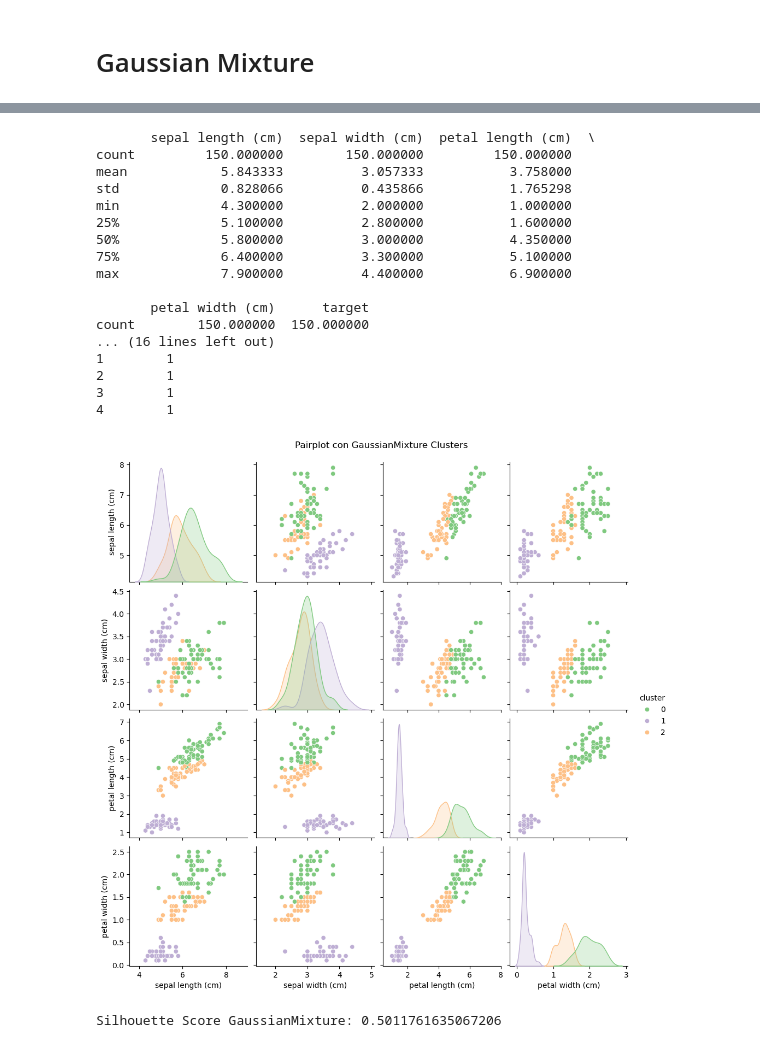
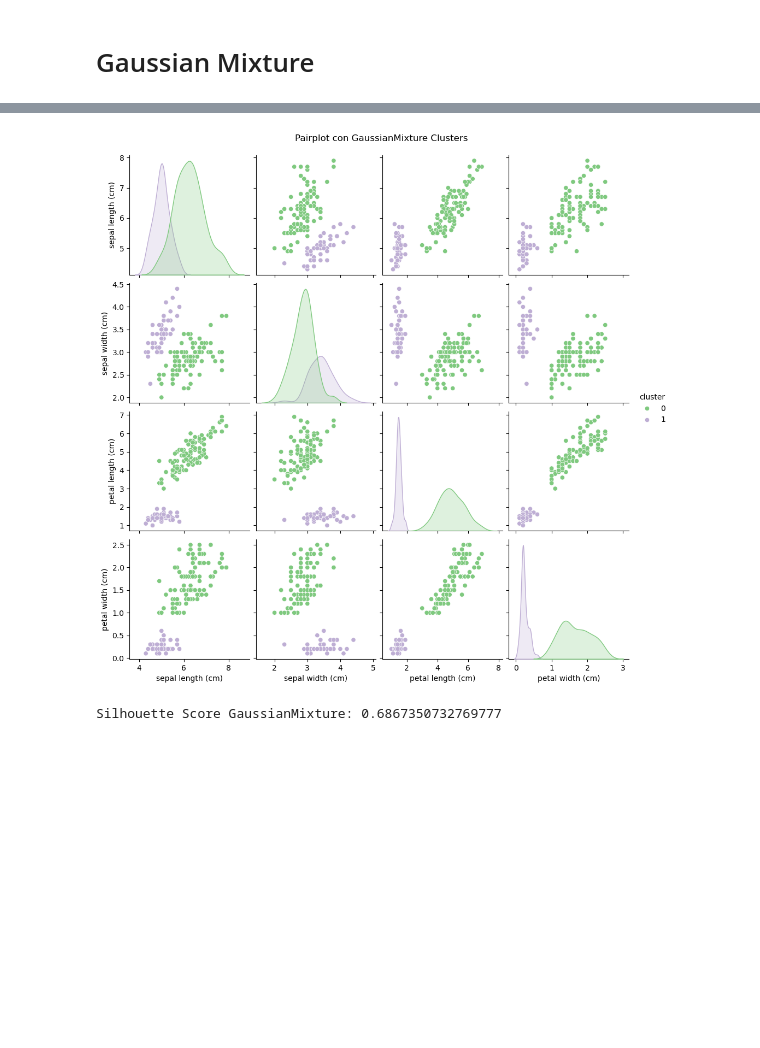
Before and after one commit to sofiabocker/proyecto_individual_ca0305, a Jupyter notebook: cod/python/main.ipynb, the cells around one changed output, grey strips where cells are left out. Cells and saved outputs as stored; diff of their text form; code cells hidden in the pictures; blank space fills up the shorter version.

```diff
--- a/cod/python/main.ipynb
+++ b/cod/python/main.ipynb
@@ -113,31 +301,11 @@ Silhouette Score Agglomerative: 0.6867350732769777
+# %%
+#  Graficar resultados en un pairplot
+metodo_gm.graficar(2)
+# %% [output]
+[figure, added]
 # %%
-metodo_gm = MetodoGaussian(iris_data)
-print(metodo_gm.tabla_resumen())
-
-clustered_data_gm = metodo_gm.clusters(3, 42)
-print(clustered_data_gm.head())
-
-metodo_gm.graficar(3, 42)
-
-silueta_gm = metodo_gm.silhouette(3, 42)
+#  Obtener silhouette score para el clúster escogido
+silueta_gm = metodo_gm.silhouette(2)
 print(silueta_gm)
 # %% [output]
-       sepal length (cm)  sepal width (cm)  petal length (cm)  \
-count         150.000000        150.000000         150.000000
-mean            5.843333          3.057333           3.758000
-std             0.828066          0.435866           1.765298
-min             4.300000          2.000000           1.000000
-25%             5.100000          2.800000           1.600000
-50%             5.800000          3.000000           4.350000
-75%             6.400000          3.300000           5.100000
-max             7.900000          4.400000           6.900000
-
-       petal width (cm)      target
-count        150.000000  150.000000
-... (16 lines left out)
-1        1
-2        1
-3        1
-4        1
+Silhouette Score GaussianMixture: 0.6867350732769777
-[figure, removed]
-Silhouette Score GaussianMixture: 0.5011761635067206
```
Also changed, not shown: parts of 22 cells of this notebook, 10 other files.
